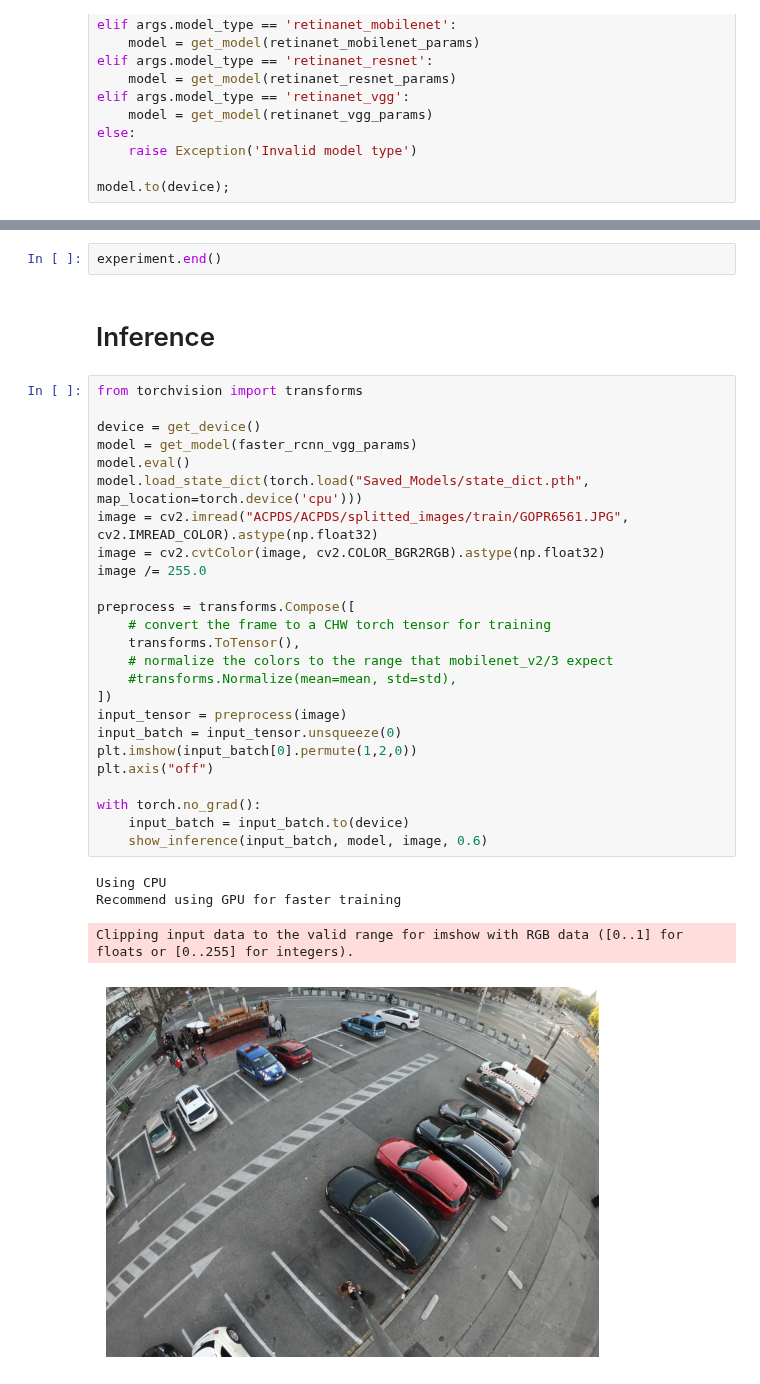
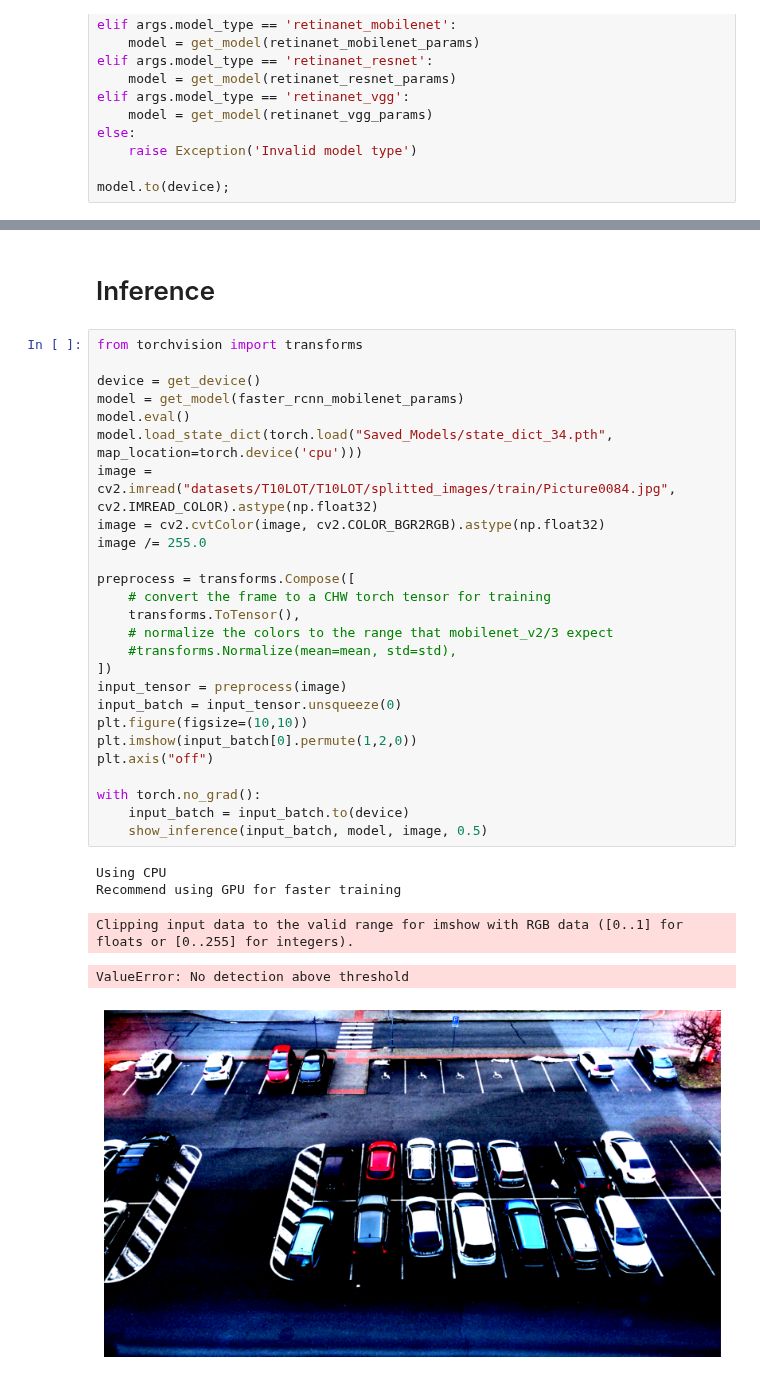
Before and after one commit to Eighonet/parking-research, a Jupyter notebook: Models/train.ipynb, the cells around one changed output, grey strips where cells are left out. Cells and saved outputs as stored; diff of their text form.

```diff
--- a/Models/train.ipynb
+++ b/Models/train.ipynb
@@ -161,34 +143,34 @@ NameError: name 'log_model' is not defined
-# %%
-experiment.end()
 # %% [markdown]
 # Inference
 # %%
 from torchvision import transforms
 
 device = get_device()
-model = get_model(faster_rcnn_vgg_params)
+model = get_model(faster_rcnn_mobilenet_params)
 model.eval()
-model.load_state_dict(torch.load("Saved_Models/state_dict.pth", map_location=torch.device('cpu')))
-image = cv2.imread("ACPDS/ACPDS/splitted_images/train/GOPR6561.JPG", cv2.IMREAD_COLOR).astype(np.float32)
+model.load_state_dict(torch.load("Saved_Models/state_dict_34.pth", map_location=torch.device('cpu')))
+image = cv2.imread("datasets/T10LOT/T10LOT/splitted_images/train/Picture0084.jpg", cv2.IMREAD_COLOR).astype(np.float32)
 image = cv2.cvtColor(image, cv2.COLOR_BGR2RGB).astype(np.float32)
 image /= 255.0
 
 preprocess = transforms.Compose([
     # convert the frame to a CHW torch tensor for training
     transforms.ToTensor(),
     # normalize the colors to the range that mobilenet_v2/3 expect
     #transforms.Normalize(mean=mean, std=std),
 ])
 input_tensor = preprocess(image)
 input_batch = input_tensor.unsqueeze(0)
+plt.figure(figsize=(10,10))
 plt.imshow(input_batch[0].permute(1,2,0))
 plt.axis("off")
 
 with torch.no_grad():
     input_batch = input_batch.to(device)
-    show_inference(input_batch, model, image, 0.6)
+    show_inference(input_batch, model, image, 0.5)
 # %% [output]
 Using CPU
 Recommend using GPU for faster training
 Clipping input data to the valid range for imshow with RGB data ([0..1] for floats or [0..255] for integers).
+ValueError: No detection above threshold
-[figure, old version]
+[figure, new version]
```
Also changed, not shown: parts of 4 cells of this notebook, 33 other files.
